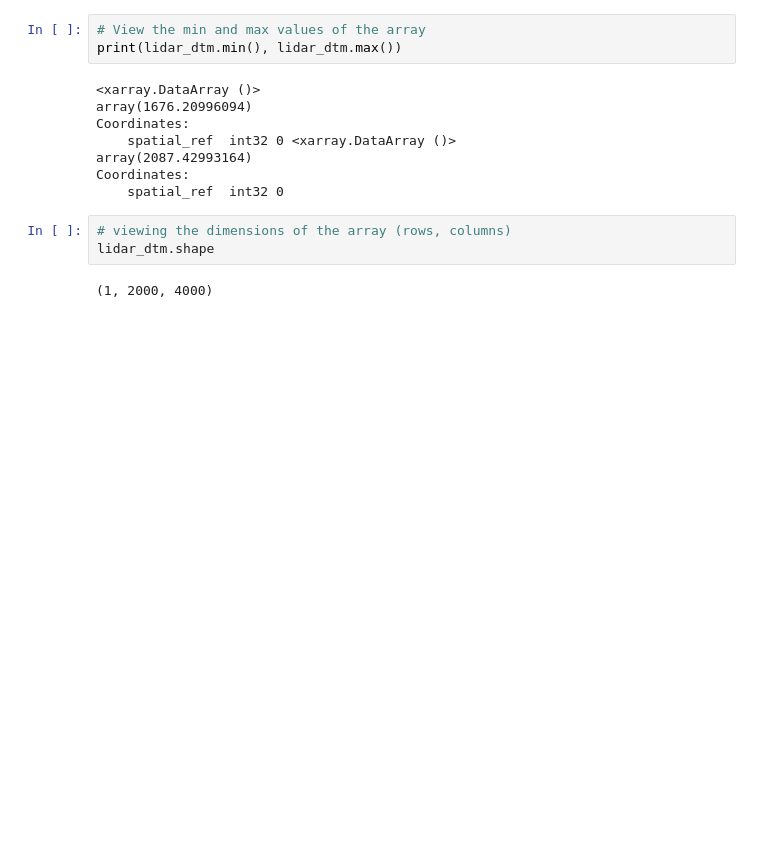
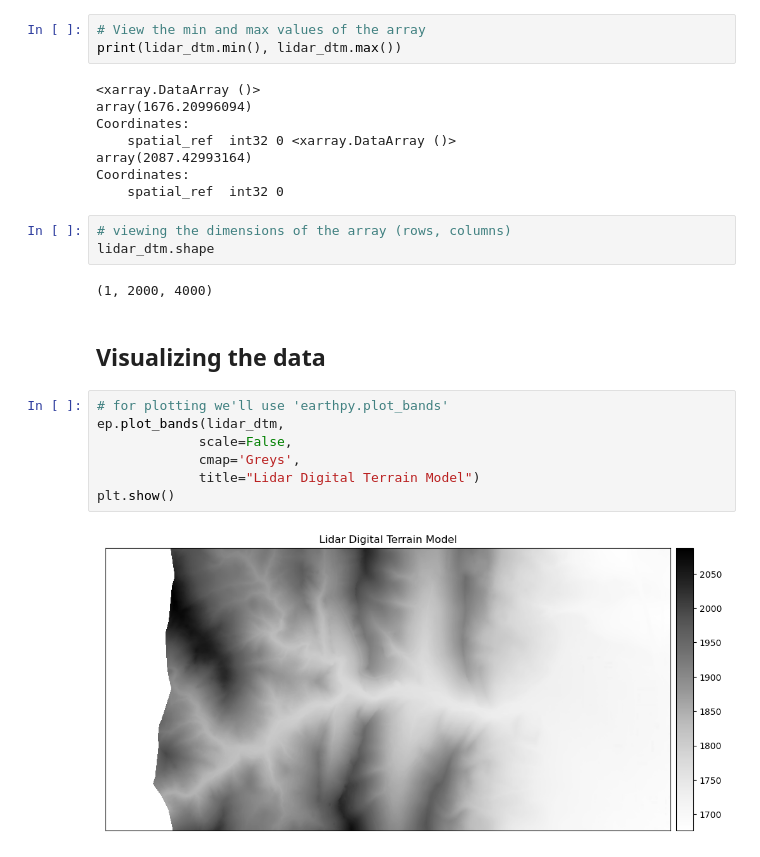
Before and after one commit to I-Sobe/UC_earth_data_science_course, a Jupyter notebook: raster data for eds.ipynb, the cells around one changed output. Cells and saved outputs as stored; diff of their text form; blank space fills up the shorter version.

Commit message:
Feat: Visualizing the data

```diff
--- a/raster data for eds.ipynb
+++ b/raster data for eds.ipynb
@@ -76,3 +76,14 @@ Coordinates:
 lidar_dtm.shape
 # %% [output]
 (1, 2000, 4000)
+# %% [markdown]
+## Visualizing the data
+# %%
+# for plotting we'll use 'earthpy.plot_bands'
+ep.plot_bands(lidar_dtm,
+             scale=False,
+             cmap='Greys',
+             title="Lidar Digital Terrain Model")
+plt.show()
+# %% [output]
+[figure, added]
```
